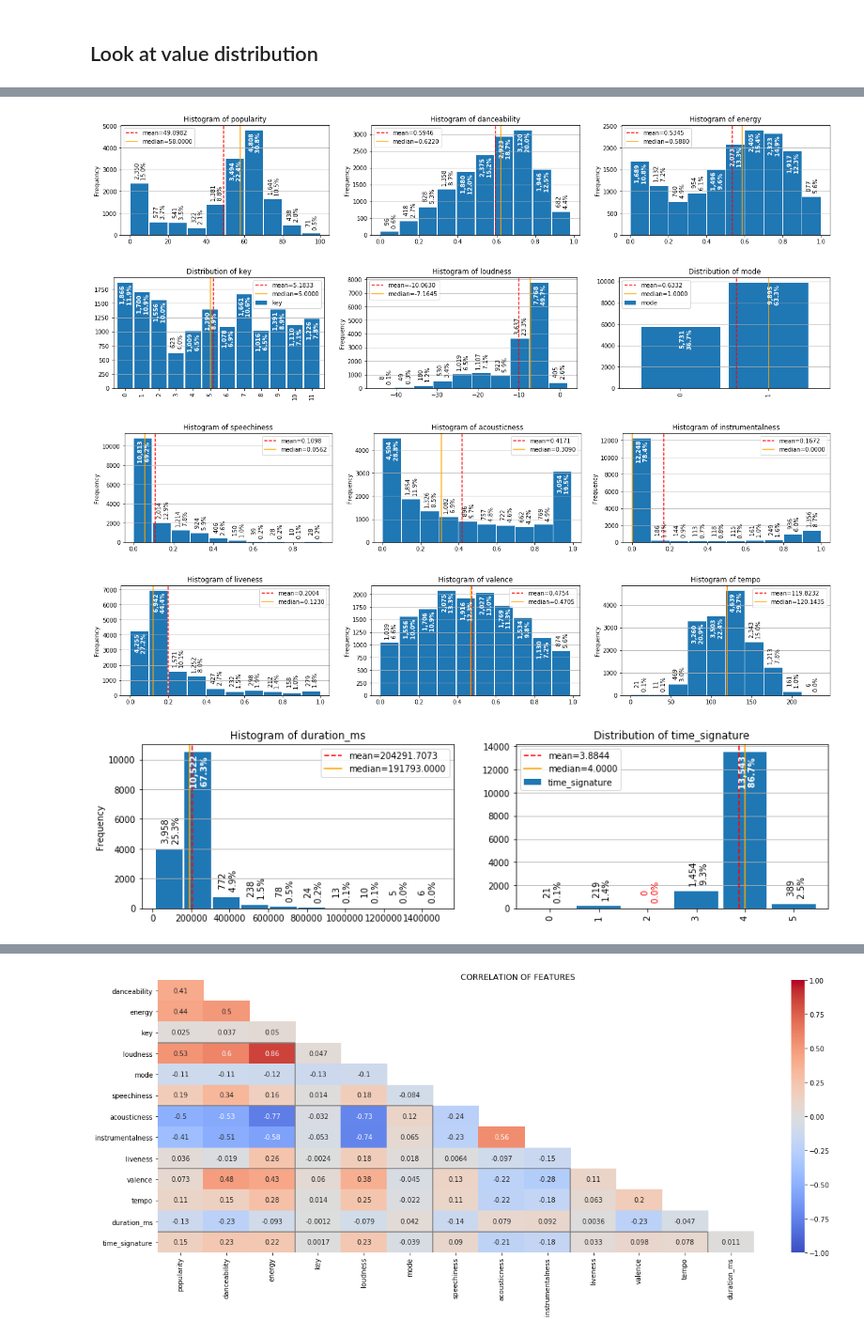
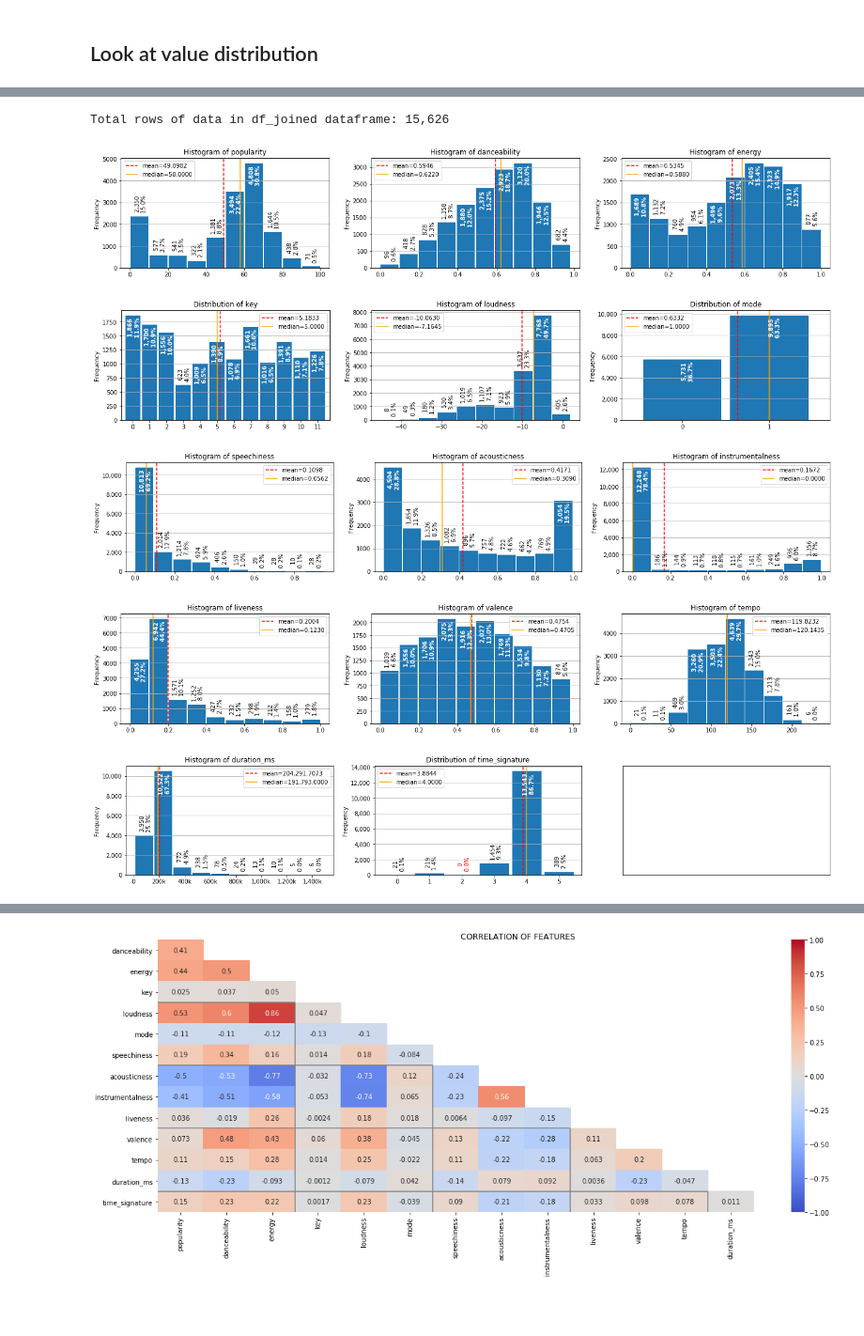
Before and after one commit to jgo-DA/CoS_AWS, a Jupyter notebook: EDA.ipynb, the cells around one changed output, grey strips where cells are left out. Shown at 94% size. Saved outputs shown, nothing was run; the diff lists cells and outputs as text; code cells hidden in the pictures; blank space fills up the shorter version.

```diff
--- a/EDA.ipynb
+++ b/EDA.ipynb
@@ -194,10 +194,10 @@ df_joined.to_csv('joined.csv')
 # %%
-!pip install pymysql
-import pymysql as sql; from sqlalchemy import create_engine
+!pip install pymysql sqlalchemy
+from sqlalchemy import create_engine #; import pymysql as sql
 from sqlalchemy.dialects.mysql import VARCHAR, TINYINT, MEDIUMINT
 
-for key, val in filter(lambda line: len(line) > 1, map(lambda line: line.split('=', 2),
-    open('rds.txt').read().split('\n'))): globals()[key] = val
+for line in map(lambda line: line.split('=', 2), open('rds.txt').read().split('\n')):
+    (len(line) > 1) and globals().update({line[0]: line[1]})
 
 dtypes = dict(track_id=VARCHAR(25), artist_name=VARCHAR(60), track_name=VARCHAR(250))
 dtypes.update({}.fromkeys(df_joined.select_dtypes(int), TINYINT))
@@ -210,11 +211,11 @@ Requirement already satisfied: pymysql in /home/ec2-user/anaconda3/envs/python3/
 WARNING: You are using pip version 20.0.2; however, version 20.3 is available.
 You should consider upgrading via the '/home/ec2-user/anaconda3/envs/python3/bin/python -m pip install --upgrade pip' command.
 # %%
-!pip install pymysql
-import pymysql as sql; from sqlalchemy import create_engine
+!pip install pymysql sqlalchemy
+from sqlalchemy import create_engine
 
-for key, val in filter(lambda line: len(line) > 1, map(lambda line: line.split('=', 2),
-    open('rds.txt').read().split('\n'))): globals()[key] = val
+for line in map(lambda line: line.split('=', 2), open('rds.txt').read().split('\n')):
+    (len(line) > 1) and globals().update({line[0]: line[1]})
 
 df_joined = pd.read_sql_table(table_name='joined', index_col='track_id',
     con=create_engine(f'mysql+pymysql://{rds_user}:{rds_pwd}@{rds_host}/{rds_db}'))
@@ -285,33 +287,51 @@ DTypes: float64(9), int64(5), object(3)
 # %%
 import matplotlib.pyplot as plt
 
-for i, column in enumerate(df_joined.select_dtypes('number').columns):
-  if (i % 3 == 0): axes = plt.subplots(ncols=3, figsize=(22, 3.5))[1]
+def draw_hist_plots(df, df_name='', subset=None):
+    if (type(df) == str): df_name = df; df = globals()[df]
+    if (df_name != ''): df_name += ' '
 
-  ax = axes.flat[i % 3]; bins = df_joined[column].nunique()
-  if (bins > 15): df_joined[column].plot.hist(ax=ax, bins=10,
-    rwidth=0.95, title=f'Histogram of {column}', label='_').grid(axis='y')
-  else: pd.DataFrame(index=range(df_joined[column].min(), df_joined[column].max()+1)) \
-    .join(df_joined[column].value_counts(sort=False)).fillna(0).plot.bar(ax=ax,
-      width=0.9, title=f'Distribution of {column}', label='_').grid(axis='y')
+    if (subset is None): subset = df.select_dtypes('number').columns
+    elif (type(subset) == str): subset = [subset]
 
-  va_split = ax.get_ylim()[1] * 0.5
-  for patch in ax.patches: y = patch._height; \
-    ax.annotate(f'  {y:0,.0f} \n  {y/len(df_joined):0.1%} ', [patch.xy[0]+patch._width/1.75, y],
-      weight=('bold' if y > va_split else 'normal'), va=('top' if y > va_split else 'bottom'),
-      ha='center', color=('red' if y == 0 else ('white' if y > va_split else 'black')), rotation=90)
+    print(f'Total rows of data in {df_name}dataframe: {len(df):,}')
+    if (len(df) < 1): return
 
-  for line in [(df_joined[column].mean(), 'red', '--', 'mean'),
-               (df_joined[column].median(), 'orange', '-', 'median')]:
-    ax.axvline(line[0], color=line[1], linestyle=line[2])
-    ax.plot([], [], '-', color=line[1], linestyle=line[2], label=f'{line[3]}={line[0]:0.4f}')
+    for i, column in enumerate(subset):
+      if (i % 3 == 0): axes = plt.subplots(ncols=3, figsize=(22, 3.5))[1]
+      ax = axes.flat[i % 3]; bins = df[column].nunique()
 
-  ax.legend()
+      if (bins > 15) or (df[column].max() - df[column].min() > 30):
+        df[column].plot.hist(ax=ax, bins=10, rwidth=0.95,
+                             title=f'Histogram of {column}', label='_')
+      else: pd.DataFrame(index=np.arange(df[column].min(), df[column].max()+1)) \
+        .join(df[column].value_counts(sort=False).rename('_')).plot.bar(ax=ax,
+          width=0.9, title=f'Distribution of {column}', rot=0, legend=False); \
+        ax.set_ylabel('Frequency')
 
-for i in range(i % 3 + 1, 3): axes.flat[i % 3].set_visible(False) # hide trailing subplots
+      for line in [(df[column].mean(), 'red', '--', 'mean'),
+                   (df[column].median(), 'orange', '-', 'median')]:
+        ax.axvline(line[0], color=line[1], linestyle=line[2])
+        ax.plot([], [], '-', color=line[1], linestyle=line[2], label=f'{line[3]}={line[0]:0,.4f}')
+
+      yticks = ax.get_yticks(); xticks = ax.get_xticks(); ax.grid(axis='y'); ax.legend()
+      if (yticks[-1] > 9999): ax.set_yticklabels(f'{_:,.0f}' for _ in yticks)
+      if (xticks[-1] > 9999): ax.set_xticklabels(_ and f'{_//1000:,.0f}k' or '0' for _ in xticks)
+
+      va_split = ax.get_ylim()[1] * 0.5
+      for patch in ax.patches: y = patch._height; \
+        ax.annotate(f'  {y:0,.0f} \n  {y/len(df):0.1%} ', [patch.xy[0]+patch._width/1.75, y],
+          weight=('bold' if y > va_split else 'normal'), va=('top' if y > va_split else 'bottom'),
+          ha='center', color=('red' if y == 0 else ('white' if y > va_split else 'black')), rotation=90)
+
+    for i in range(i % 3 + 1, 3): axes.flat[i % 3].set(xticks=[], yticks=[]) # hide trailing subplots
+    plt.show()
+
+draw_hist_plots('df_joined')
 # %% [output]
+Total rows of data in df_joined dataframe: 15,626
 [figure]
-[figure, old version]
+[figure, new version]
 [figure]
 [figure]
-[figure, old version]
+[figure, new version]
```
Also changed, not shown: parts of 23 cells of this notebook, 1 other file.
